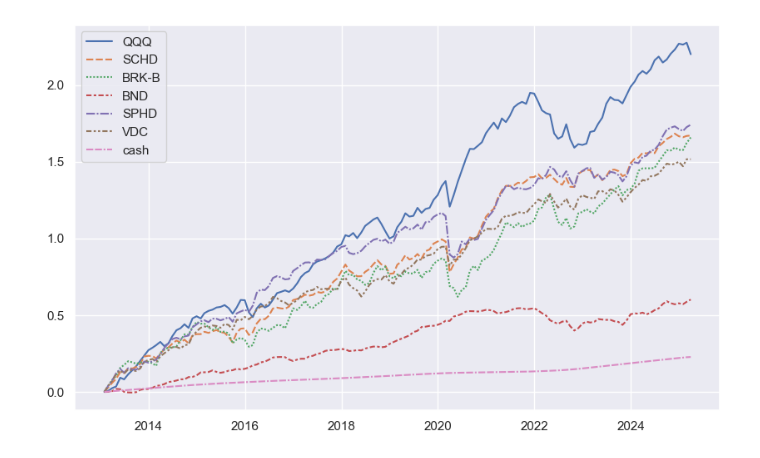
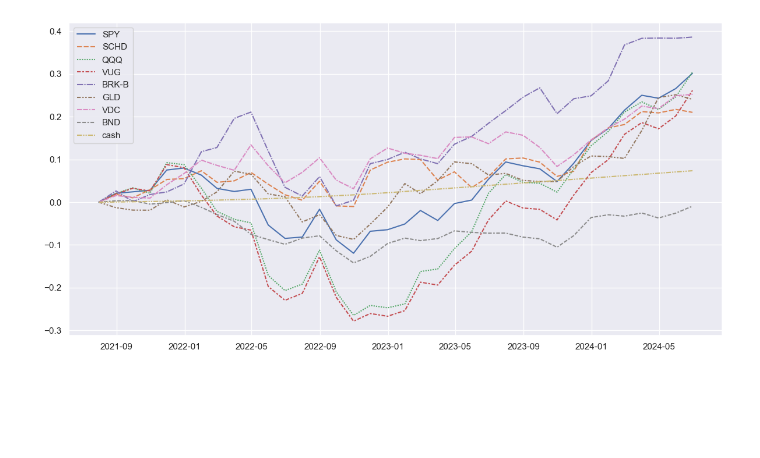
Before and after one commit to Thxios/financial_analysis, a Jupyter notebook: riskreturn.ipynb, the cells around one changed output. Cells and saved outputs as stored; diff of their text form; code cells hidden in the pictures; blank space fills up the shorter version.

Commit message:
add: plots

```diff
--- a/riskreturn.ipynb
+++ b/riskreturn.ipynb
@@ -56,14 +57,14 @@ def calc_df_risk_return(df: pd.DataFrame, fn=calc_return_mdd):
 
     return pd.DataFrame.from_dict(df_dict)
 # %%
-def merge_price_two(a, b):
+def merge_price_df_two(a, b):
     return pd.concat([a, b], axis=1)
-def merge_price(dfs: Dict[str, pd.DataFrame], target='adj_hlc3') -> pd.DataFrame:
+def merge_price_df(dfs: Dict[str, pd.DataFrame], target='adj_hlc3') -> pd.DataFrame:
     renamed = {
         sym: d[target].rename(sym)
         for sym, d in dfs.items()
     }
-    return reduce(merge_price_two, renamed.values())
+    return reduce(merge_price_df_two, renamed.values())
 # %%
 def normalize_price(df: pd.DataFrame):
     ret = df.apply(lambda s: s / s.dropna().iloc[0])
@@ -208,13 +237,13 @@ df_tickers[tmp] if tmp in TARGETS else df_tickers['SPHD']
 # %%
-df_raw = merge_price(df_tickers, target='adj_hlc3')
+df_raw = merge_price_df(df_tickers, target='adj_hlc3')
 df_raw = pd.merge(df_raw, cash_df['cash'], left_index=True, right_index=True)
 
-def set_start(start, rescale=True) -> pd.DataFrame:
-    print(f'df: start from {start}')
-    _df: pd.DataFrame = df_raw.loc[df_raw.index > start]
+def set_start(start, end, rescale=True) -> pd.DataFrame:
+    print(f'df: start from {start}, end at {end}')
+    _df: pd.DataFrame = df_raw.loc[np.logical_and(df_raw.index > start, df_raw.index < end)]
     if rescale:
         # base_price = _df.resample('ME').mean().iloc[0]
-        _df: pd.DataFrame = _df.apply(lambda s: s / s.dropna().resample('ME').mean().iloc[0])
+        _df: pd.DataFrame = _df.apply(lambda s: s / s.resample('ME').mean().iloc[0])
     return _df
 
 df_raw
@@ -287,0 +264,10 @@ plot_riskreturn(df)
+# %%
+
+# START, END = pd.Timestamp(2012, 1, 1), pd.Timestamp(2025, 3, 31)
+# START, END = pd.Timestamp(2015, 1, 1), pd.Timestamp(2025, 3, 31)
+# START, END = pd.Timestamp(2020, 1, 1), pd.Timestamp(2023, 12, 31)
+START, END = pd.Timestamp(2021, 7, 1), pd.Timestamp(2024, 6, 30)
+df = set_start(START, END)
+log_df = df.apply(np.log)
+monthly_df = df.resample('ME').mean()
+df
@@ -288,20 +334,10 @@ plot_riskreturn(df)
 # %%
-targets = [
-    'QQQ',
-    'SCHD',
-    # 'SPY',
-    # 'GLD',
-    'BRK-B',
-    # 'KO',
-    'BND',
-    'SPHD',
-    'VDC',
-    'cash',
-]
-plt.figure(figsize=(10, 6))
-sns.lineplot(monthly_df[targets].apply(np.log))
+_ = plt.figure(figsize=(12, 6))
+sns.lineplot(monthly_df.apply(np.log))
 # sns.lineplot(df[targets].apply(np.log))
+plt.tight_layout()
+plt.savefig(f"figs/[{START.strftime('%y%m')}-{END.strftime('%y%m')}] log_price.png", dpi=160)
 plt.show()
 # %% [output]
-[figure, old version]
+[figure, new version]
 # %%
```
Also changed, not shown: parts of 35 cells of this notebook, 22 other files.
